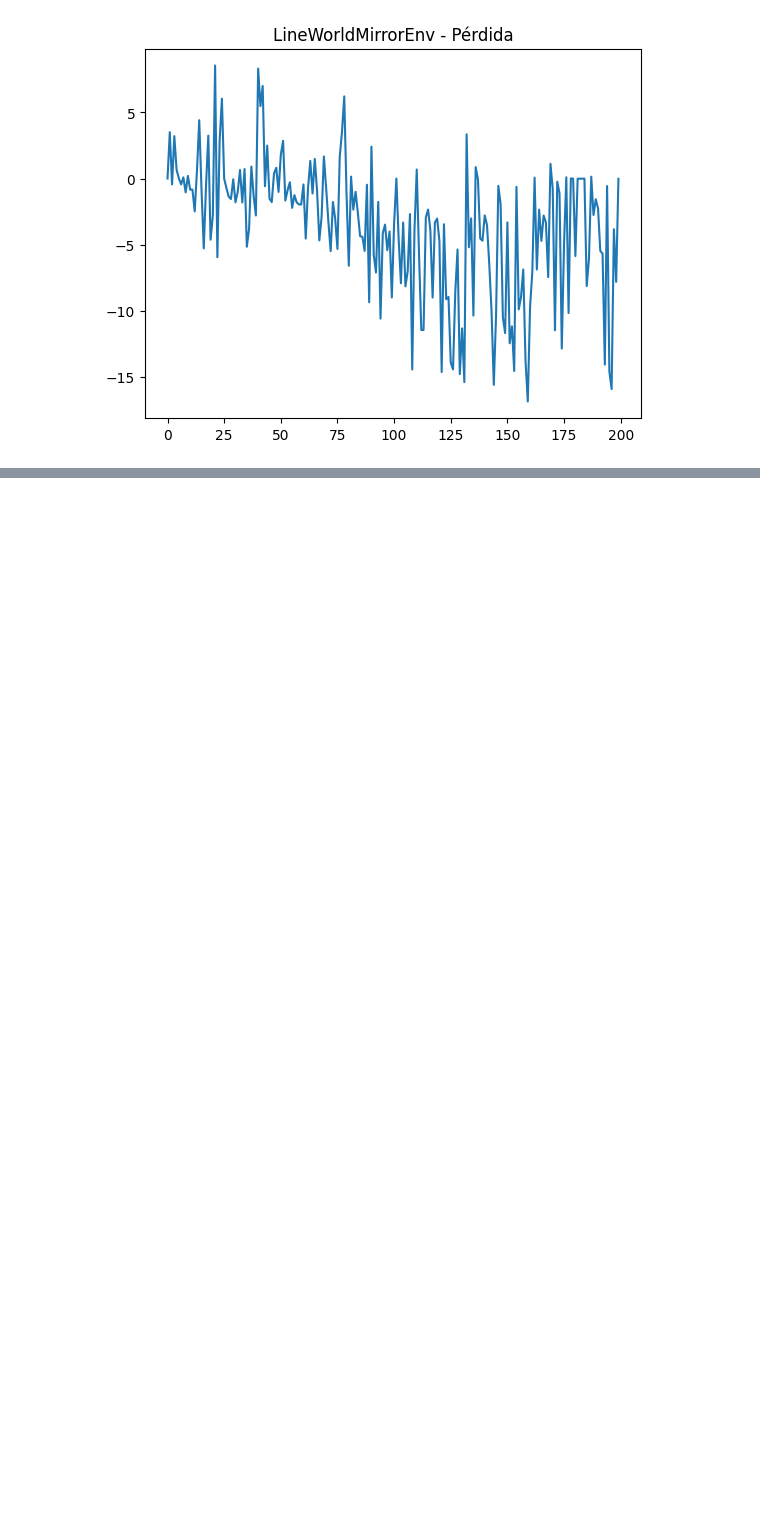
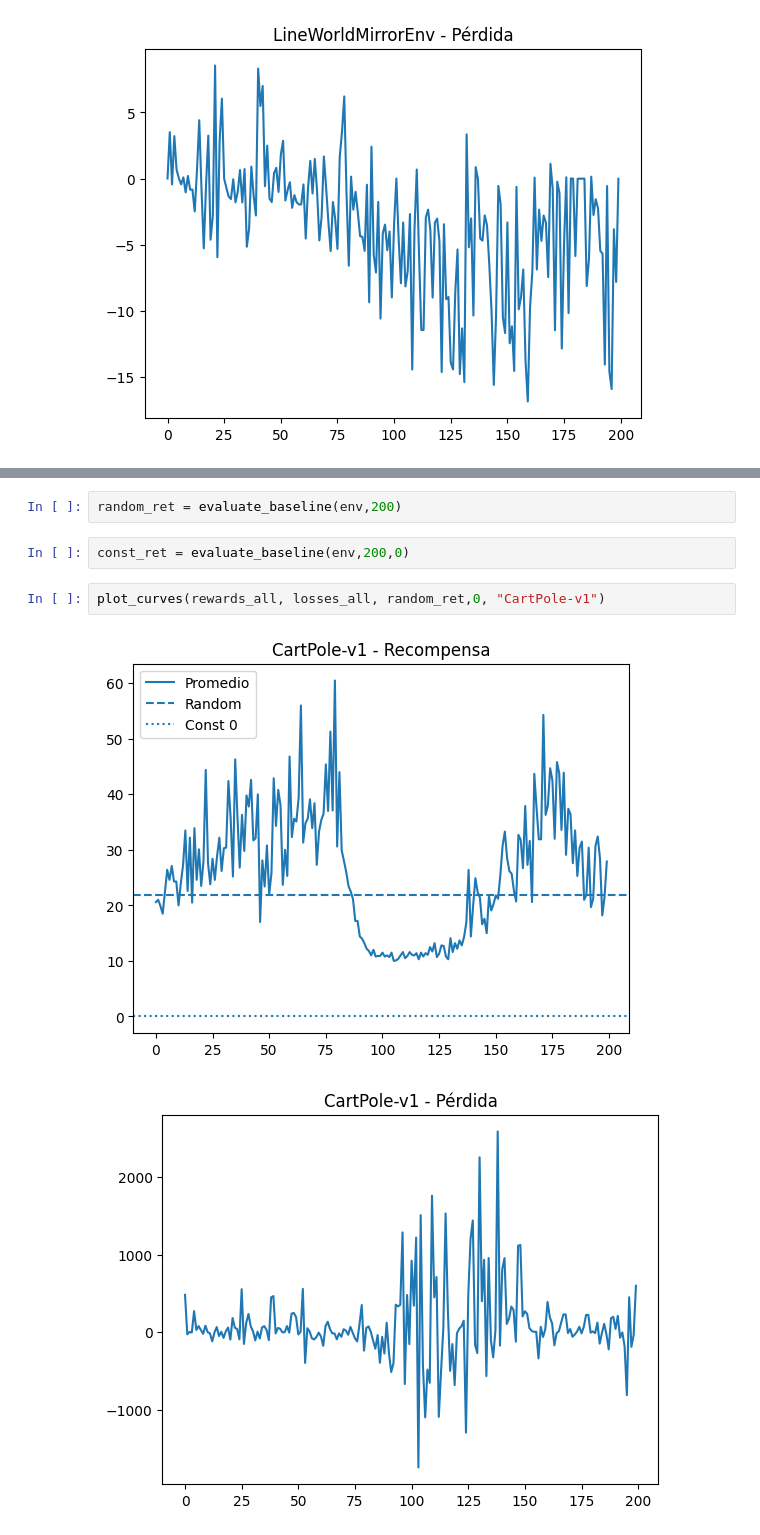
Before and after one commit to NatalyHofkamp/TPS-RL, a Jupyter notebook: tp1/tp1.ipynb, the cells around one changed output, grey strips where cells are left out. Cells and saved outputs as stored; diff of their text form; blank space fills up the shorter version.

```diff
--- a/tp1/tp1.ipynb
+++ b/tp1/tp1.ipynb
@@ -611,0 +622,9 @@ rewards_all, losses_all = train_loop(
+# %%
+random_ret = evaluate_baseline(env,200)
+# %%
+const_ret = evaluate_baseline(env,200,0)
+# %%
+plot_curves(rewards_all, losses_all, random_ret,0, "CartPole-v1")
+# %% [output]
+[figure, added]
+[figure, added]
```
Also changed, not shown: parts of 22 cells of this notebook, 11 other files.
